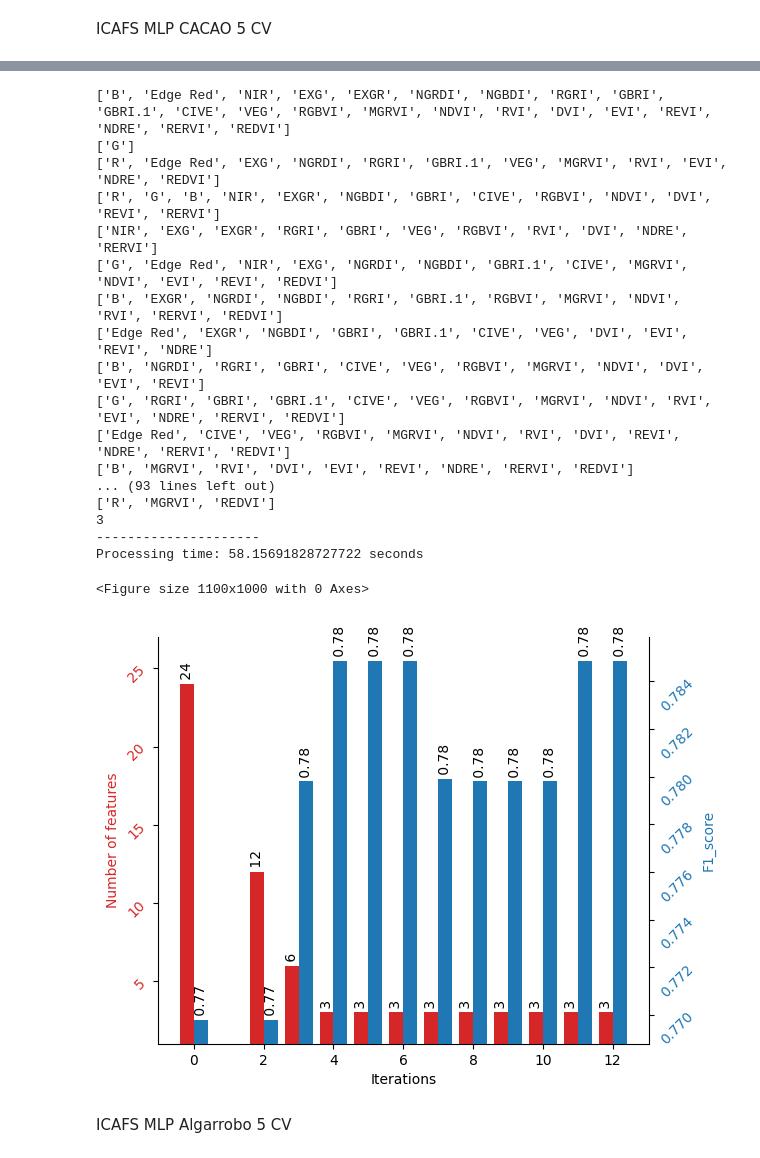
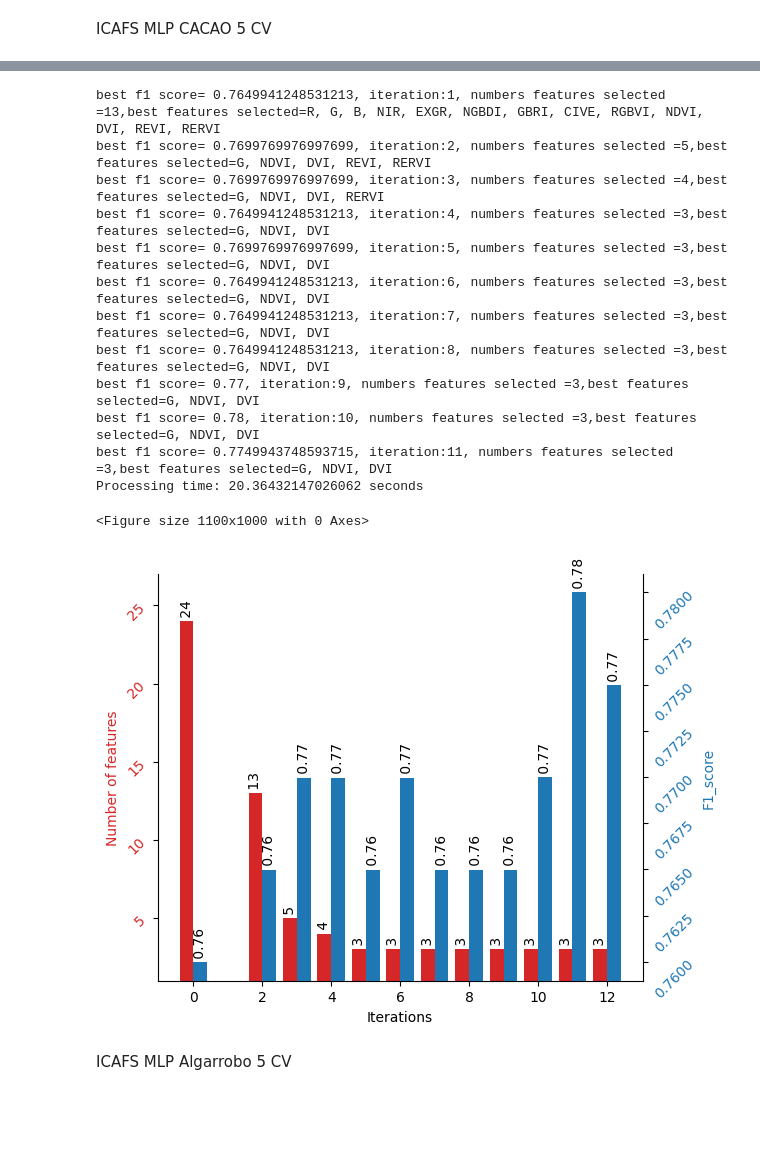
Before and after one commit to mikefixer/icafs, a Jupyter notebook: notebookes/icafs.ipynb, the cells around one changed output, grey strips where cells are left out. Drawn from its saved outputs; the diff is of its cells as text; code cells hidden in the pictures; blank space fills up the shorter version.

```diff
--- a/notebookes/icafs.ipynb
+++ b/notebookes/icafs.ipynb
@@ -44,21 +41,20 @@ cis_x = df_cis[['X', 'Y', 'X10', 'Y10', 'X20', 'Y20', 'X30', 'Y30', 'X40', 'Y40'
 y_cis = df_cis[['Result']]
 X_cis = (cis_x-cis_x.min())/(cis_x.max()-cis_x.min())
 # %%
-def ICAFS(datasetX, datasetY, strenght,max_iteartion,model):
-  max_iteartion_aux =  max_iteartion
-  t_strenght = strenght
-  v_variable = [0, 1]
-  best_f1_score = float('-inf')
-  best_data_set = datasetX.columns.values.copy()
-  max_iteration = 60
-  max_len = inf
+def ICAFS(dataset_X, dataset_Y, strenght,max_iteartion,model, print_logs=False):
+
+  max_it = 1
   score_list = []
   featur_list = []
   iter_list = []
-  max_it = 1;
 
-  initialTestTraining(score_list,iter_list,featur_list,datasetX,datasetY,model)
-  while (max_iteartion_aux >= 0):
+  v_variable = [0, 1]
+  best_f1_score = float('-inf')
+  max_iteartion_aux =  max_iteartion
+  best_data_set = dataset_X.columns.values.copy()
+
+  initial_test_training(score_list,iter_list,featur_list,dataset_X,dataset_Y,model)
+  while max_iteartion_aux >= 0:
 
       dict_parameters = {}
       partial_best_list = []
@@ -66,7 +62,7 @@ def ICAFS(datasetX, datasetY, strenght,max_iteartion,model):
       for colum_key in best_data_set:
           dict_parameters[colum_key] = v_variable
       random.shuffle(best_data_set)
-      generate_covering_array = Covering(dict_parameters, strength=t_strenght)
+      generate_covering_array = Covering(dict_parameters, strength=strenght)
       for test in generate_covering_array.array:
           list_attributes_to_consider = []
 
@@ -78,26 +74,25 @@ def ICAFS(datasetX, datasetY, strenght,max_iteartion,model):
 
           if check_for_all_cero:
               continue
-          df_temp = datasetX.loc[ :,list_attributes_to_consider]
-          X_train_temp, X_test_temp, y_train_temp, y_test_temp = train_test_split(df_temp.values, datasetY.values.ravel(), test_size=0.20,
+          df_temp = dataset_X.loc[ :,list_attributes_to_consider]
+          X_train_temp, X_test_temp, y_train_temp, y_test_temp = train_test_split(df_temp.values, dataset_Y.values.ravel(), test_size=0.20,
                                                                                   random_state=42)
           clf_new = train_model(model)
           clf_new.fit(X_train_temp, y_train_temp)
 
           y_pred = clf_new.predict(X_test_temp)
-          print(list_attributes_to_consider)
+          #if print_logs:
+          #  print(f"atributes to consider={', '.join(list_attributes_to_consider)}")
           score = f1_score(y_test_temp, y_pred,average='macro')
-          #print(score)
           if score > partial_score :
               partial_score = score
               partial_best_list = list_attributes_to_consider
           clf_new = None
       best_data_set = partial_best_list.copy()
       best_f1_score = partial_score
-      print("best_f1_score= %s" % best_f1_score)
-      print(best_data_set)
-      print(len(best_data_set))
-      print('---------------------')
+
+      if print_logs:
+        print(f"best f1 score= {best_f1_score}, iteration:{max_it}, numbers features selected ={ len(best_data_set)},best features selected={', '.join(best_data_set)}" )
 
       aux_data_score = best_f1_score
       score_list.append(aux_data_score)
@@ -107,7 +102,7 @@ def ICAFS(datasetX, datasetY, strenght,max_iteartion,model):
       iter_list.append(max_it)
   return iter_list,featur_list,score_list
 
-def initialTestTraining(score_list, iter_list, feature_list ,X,y,model):
+def initial_test_training(score_list, iter_list, feature_list ,X,y,model):
      X_train_temp, X_test_temp, y_train_temp, y_test_temp = train_test_split(X.values, y.values.ravel(), test_size=0.20, random_state=42)
      clf_new = train_model(model)
      clf_new.fit(X_train_temp, y_train_temp)
@@ -520,29 +454,24 @@ print(f"5-CV Cacao mean:{res.mean()} , 5-CV Cacao STD:{res.std()}" )
 # %%
 start_time = time.time()
-iterations ,feature,score = ICAFS(X_algarrobo,y_algarrobo,2,10,'MLPClassifier(solver="sgd", max_iter=5000, shuffle=False)' )
+iterations ,feature,score = ICAFS(X_algarrobo,y_algarrobo,2,10,'MLPClassifier(solver="sgd", max_iter=5000, shuffle=False)' ,True)
 end_time = time.time()
 print(f"Processing time: {end_time - start_time} seconds")
 plot_results_for_covering_array(score,feature,iterations, r'.\\output_images\\algarrobo_mlp_icafs.png')
 # %% [output]
-['B', 'Edge Red', 'NIR', 'EXG', 'EXGR', 'NGRDI', 'NGBDI', 'RGRI', 'GBRI', 'GBRI.1', 'CIVE', 'VEG', 'RGBVI', 'MGRVI', 'NDVI', 'RVI', 'DVI', 'EVI', 'REVI', 'NDRE', 'RERVI', 'REDVI']
-['G']
-['R', 'Edge Red', 'EXG', 'NGRDI', 'RGRI', 'GBRI.1', 'VEG', 'MGRVI', 'RVI', 'EVI', 'NDRE', 'REDVI']
-['R', 'G', 'B', 'NIR', 'EXGR', 'NGBDI', 'GBRI', 'CIVE', 'RGBVI', 'NDVI', 'DVI', 'REVI', 'RERVI']
-['NIR', 'EXG', 'EXGR', 'RGRI', 'GBRI', 'VEG', 'RGBVI', 'RVI', 'DVI', 'NDRE', 'RERVI']
-['G', 'Edge Red', 'NIR', 'EXG', 'NGRDI', 'NGBDI', 'GBRI.1', 'CIVE', 'MGRVI', 'NDVI', 'EVI', 'REVI', 'REDVI']
-['B', 'EXGR', 'NGRDI', 'NGBDI', 'RGRI', 'GBRI.1', 'RGBVI', 'MGRVI', 'NDVI', 'RVI', 'RERVI', 'REDVI']
-['Edge Red', 'EXGR', 'NGBDI', 'GBRI', 'GBRI.1', 'CIVE', 'VEG', 'DVI', 'EVI', 'REVI', 'NDRE']
-['B', 'NGRDI', 'RGRI', 'GBRI', 'CIVE', 'VEG', 'RGBVI', 'MGRVI', 'NDVI', 'DVI', 'EVI', 'REVI']
-['G', 'RGRI', 'GBRI', 'GBRI.1', 'CIVE', 'VEG', 'RGBVI', 'MGRVI', 'NDVI', 'RVI', 'EVI', 'NDRE', 'RERVI', 'REDVI']
-['Edge Red', 'CIVE', 'VEG', 'RGBVI', 'MGRVI', 'NDVI', 'RVI', 'DVI', 'REVI', 'NDRE', 'RERVI', 'REDVI']
-['B', 'MGRVI', 'RVI', 'DVI', 'EVI', 'REVI', 'NDRE', 'RERVI', 'REDVI']
-... (93 lines left out)
-['R', 'MGRVI', 'REDVI']
-3
----------------------
-Processing time: 58.15691828727722 seconds
+best f1 score= 0.7649941248531213, iteration:1, numbers features selected =13,best features selected=R, G, B, NIR, EXGR, NGBDI, GBRI, CIVE, RGBVI, NDVI, DVI, REVI, RERVI
+best f1 score= 0.7699769976997699, iteration:2, numbers features selected =5,best features selected=G, NDVI, DVI, REVI, RERVI
+best f1 score= 0.7699769976997699, iteration:3, numbers features selected =4,best features selected=G, NDVI, DVI, RERVI
+best f1 score= 0.7649941248531213, iteration:4, numbers features selected =3,best features selected=G, NDVI, DVI
+best f1 score= 0.7699769976997699, iteration:5, numbers features selected =3,best features selected=G, NDVI, DVI
+best f1 score= 0.7649941248531213, iteration:6, numbers features selected =3,best features selected=G, NDVI, DVI
+best f1 score= 0.7649941248531213, iteration:7, numbers features selected =3,best features selected=G, NDVI, DVI
+best f1 score= 0.7649941248531213, iteration:8, numbers features selected =3,best features selected=G, NDVI, DVI
+best f1 score= 0.77, iteration:9, numbers features selected =3,best features selected=G, NDVI, DVI
+best f1 score= 0.78, iteration:10, numbers features selected =3,best features selected=G, NDVI, DVI
+best f1 score= 0.7749943748593715, iteration:11, numbers features selected =3,best features selected=G, NDVI, DVI
+Processing time: 20.36432147026062 seconds
 <Figure size 1100x1000 with 0 Axes>
-[figure, old version]
+[figure, new version]
 # %% [markdown]
 ICAFS MLP Algarrobo 5 CV
 # %%
```
Also changed, not shown: parts of 16 cells of this notebook, 1 other file.
